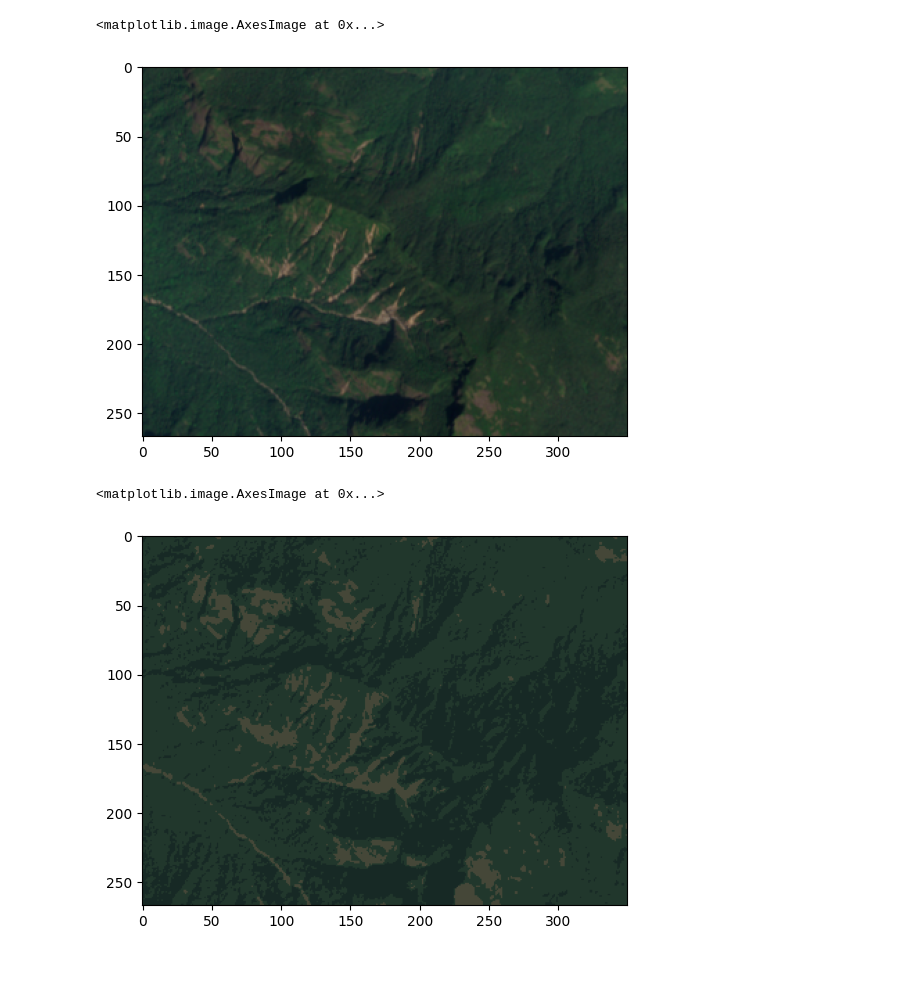
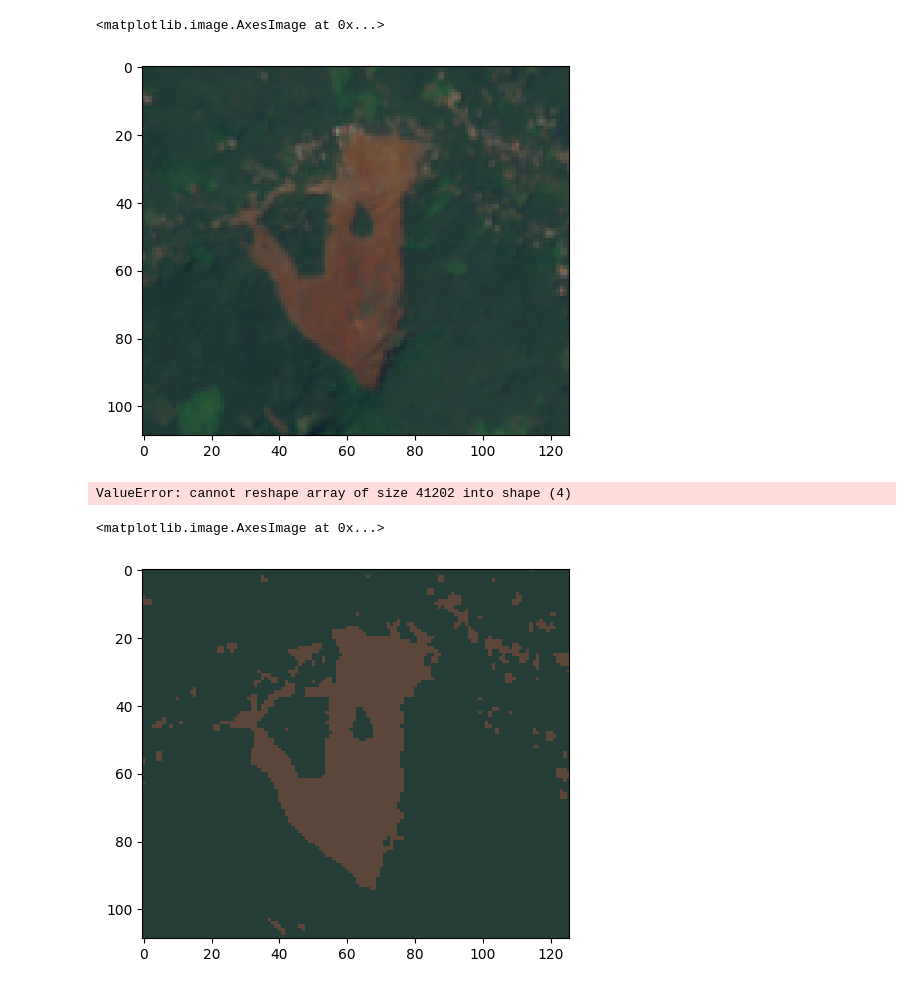
Before and after one commit to amritanshu19/Image_segmentation, a Jupyter notebook: src/kmeans.ipynb, the cells around one changed output. Saved outputs shown, nothing was run; the diff lists cells and outputs as text; code cells hidden in the pictures.

Commit message:
kmeans changes

```diff
--- a/src/kmeans.ipynb
+++ b/src/kmeans.ipynb
@@ -7,11 +7,11 @@ from skimage import io, img_as_float
 
 %matplotlib inline
 # %%
-img = io.imread('../data/2018-10-29-00_00_2018-10-29-23_59_Sentinel-2_L1C_True_Color.tiff')
+img = io.imread('../data/2019-10-14-00_00_2019-10-14-23_59_Sentinel-2_L1C_True_color.tiff')
 plt.imshow(img)
 # %% [output]
 <matplotlib.image.AxesImage at 0x...>
-[figure, old version]
+[figure, new version]
 # %%
 a = img[0][0][0].dtype
 b = 0
@@ -23,17 +23,20 @@ else:
     pixel_vals = img.reshape((-1,4))
 
 pixel_vals = np.float32(pixel_vals)
+a
+# %% [output]
+ValueError: cannot reshape array of size 41202 into shape (4)
 # %%
-kmeans = KMeans(n_clusters=3, random_state=0, n_init="auto").fit(pixel_vals1)
+kmeans = KMeans(n_clusters=2, random_state=0, n_init="auto").fit(pixel_vals)
 labels = kmeans.labels_
 centers = kmeans.cluster_centers_
 if b!= 1:
-    centers = np.uint8(cen)
+    centers = np.uint8(centers)
 segmented_data = centers[labels.flatten()]
 segmented_image = segmented_data.reshape((img.shape))
 
 plt.imshow(segmented_image)
 # %% [output]
 <matplotlib.image.AxesImage at 0x...>
-[figure, old version]
+[figure, new version]
 # %%
```
Also changed, not shown: parts of 1 cell of this notebook.
